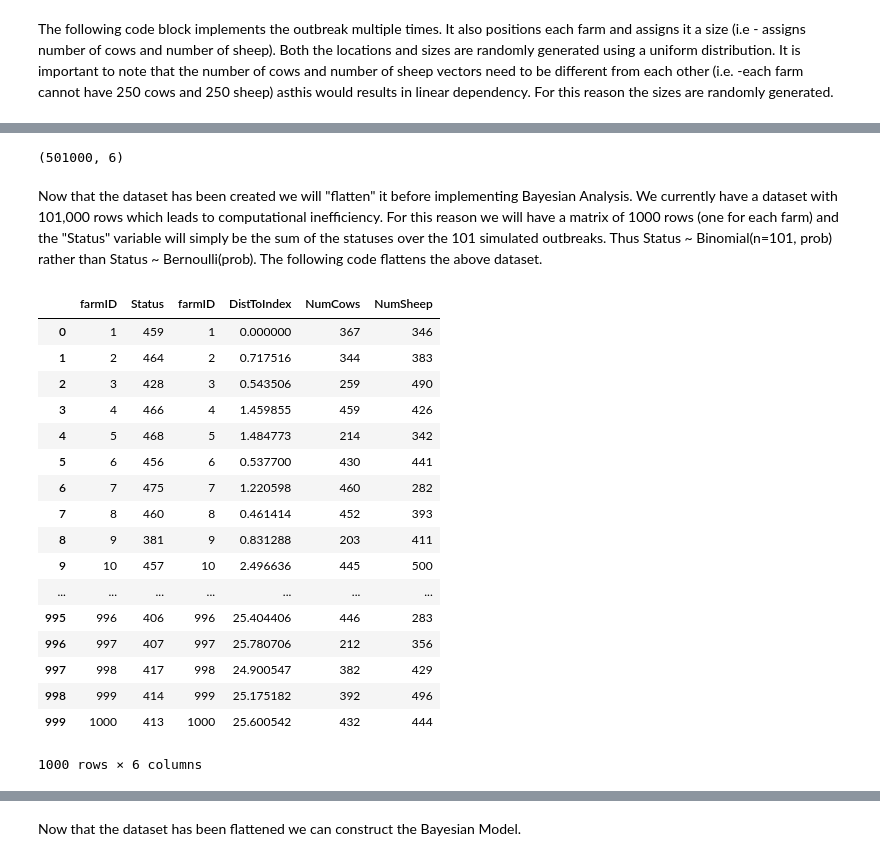
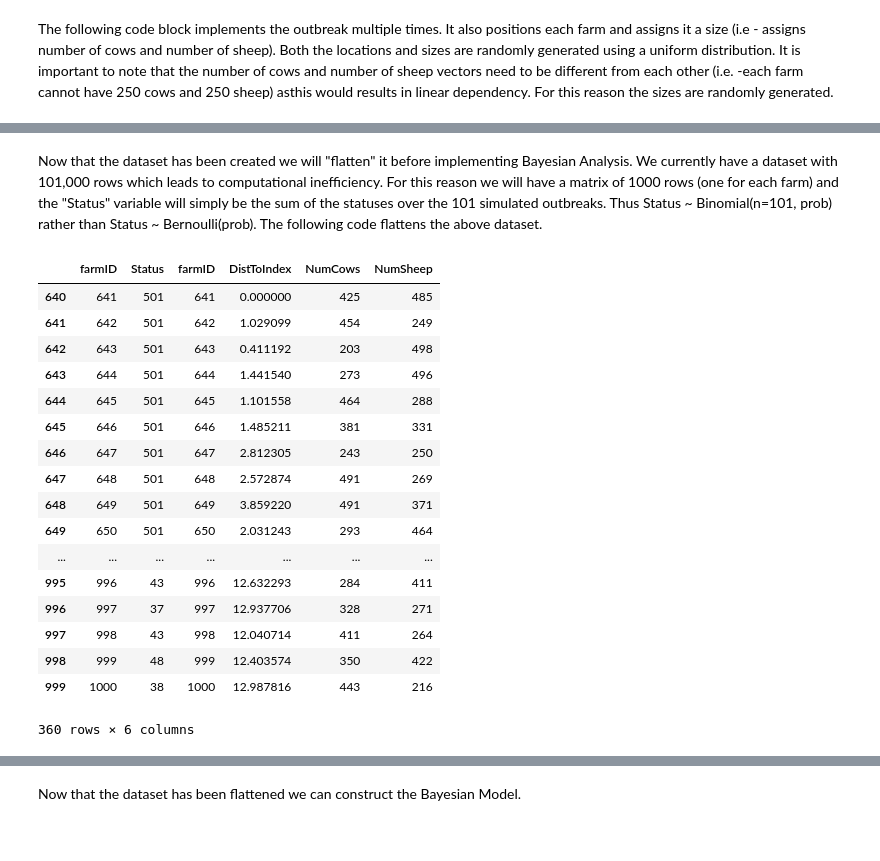
Before and after one commit to slakkur1/AMFMDIdeas, a Jupyter notebook: BayesianModelRandLocAndSize.ipynb, the cells around one changed output, grey strips where cells are left out. Cells and saved outputs as stored; diff of their text form; code cells hidden in the pictures.

```diff
--- a/BayesianModelRandLocAndSize.ipynb
+++ b/BayesianModelRandLocAndSize.ipynb
@@ -214,20 +214,10 @@ The following code block implements the outbreak multiple times. It also positio
 # %%
 import numpy as np
 from random import randint
-Size = 20
-N = 1000
-np.random.seed(53080)
-x = Size*np.random.rand(N)
-np.random.seed(23003)
-y = Size*np.random.rand(N)
-np.random.seed(10)
-Cows = np.array([randint(200,500) for p in range(N)])
-np.random.seed(11)
-Sheep = np.array([randint(200,500) for p in range(N)])
-Outbreak = Outbreaks(Size=Size,N=N,Y0=1,farms = np.arange(1,N+1),start=20,end=30,x=x,y=y,Cows=Cows,Sheep=Sheep)
+Outbreak = Outbreaks(Size=Size,N=N,Y0=1,farms = np.arange(1,N+1),end=20,x=x,y=y,Cows=Cows,Sheep=Sheep)
 Num_outbreaks = 500
 for i in range(Num_outbreaks):
-    new_Outbreak = np.r_[Outbreak,Outbreaks(Size=Size,N=N,Y0=1,farms = np.arange(1,N+1),start=20,end=30,x=x,y=y,Cows=Cows,Sheep=Sheep)]
+    new_Outbreak = np.r_[Outbreak,Outbreaks(Size=Size,N=N,Y0=1,farms = np.arange(1,N+1),end=20,x=x,y=y,Cows=Cows,Sheep=Sheep)]
     Outbreak = new_Outbreak
 run = np.ravel(list([i]*N for i in range(1,Num_outbreaks+2)))
 data = np.c_[run,Outbreak]
@@ -256,6 +226,4 @@ plt.show()
 import pandas as pd
 df = pd.DataFrame(data)
 df.columns = ['run','farmID','Status','DistToIndex','NumCows','NumSheep']
-df.shape
+long_random_everything = df
-# %% [output]
-(501000, 6)
@@ -264,33 +234,33 @@ Now that the dataset has been created we will "flatten" it before implementing B
 # %%
 #Group by farmID then add across farmIDs
 farm_Status = df[['Status']].groupby(df.farmID)
 sum_Status = farm_Status.agg(np.sum)
 #Get rid of hierarchical header for data merge
 sum_Status.columns = sum_Status.columns.get_level_values(0)
 sum_Status2 = pd.DataFrame(sum_Status).reset_index()
 #Add rest of data covariates
 subset = df[:1000][['farmID','DistToIndex','NumCows','NumSheep']]
 random_everything = pd.concat([sum_Status2, subset], axis=1, join_axes=[subset.index])
-random_everything
+random_everything[640:]
 # %% [output]
 |  | farmID | Status | farmID | DistToIndex | NumCows | NumSheep |
-| 0 | 1 | 459 | 1 | 0.000000 | 367 | 346 |
-| 1 | 2 | 464 | 2 | 0.717516 | 344 | 383 |
-| 2 | 3 | 428 | 3 | 0.543506 | 259 | 490 |
-| 3 | 4 | 466 | 4 | 1.459855 | 459 | 426 |
-| 4 | 5 | 468 | 5 | 1.484773 | 214 | 342 |
-| 5 | 6 | 456 | 6 | 0.537700 | 430 | 441 |
-| 6 | 7 | 475 | 7 | 1.220598 | 460 | 282 |
-| 7 | 8 | 460 | 8 | 0.461414 | 452 | 393 |
-| 8 | 9 | 381 | 9 | 0.831288 | 203 | 411 |
-| 9 | 10 | 457 | 10 | 2.496636 | 445 | 500 |
+| 640 | 641 | 501 | 641 | 0.000000 | 425 | 485 |
+| 641 | 642 | 501 | 642 | 1.029099 | 454 | 249 |
+| 642 | 643 | 501 | 643 | 0.411192 | 203 | 498 |
+| 643 | 644 | 501 | 644 | 1.441540 | 273 | 496 |
+| 644 | 645 | 501 | 645 | 1.101558 | 464 | 288 |
+| 645 | 646 | 501 | 646 | 1.485211 | 381 | 331 |
+| 646 | 647 | 501 | 647 | 2.812305 | 243 | 250 |
+| 647 | 648 | 501 | 648 | 2.572874 | 491 | 269 |
+| 648 | 649 | 501 | 649 | 3.859220 | 491 | 371 |
+| 649 | 650 | 501 | 650 | 2.031243 | 293 | 464 |
 | ... | ... | ... | ... | ... | ... | ... |
-| 995 | 996 | 406 | 996 | 25.404406 | 446 | 283 |
-| 996 | 997 | 407 | 997 | 25.780706 | 212 | 356 |
-| 997 | 998 | 417 | 998 | 24.900547 | 382 | 429 |
-| 998 | 999 | 414 | 999 | 25.175182 | 392 | 496 |
-| 999 | 1000 | 413 | 1000 | 25.600542 | 432 | 444 |
+| 995 | 996 | 43 | 996 | 12.632293 | 284 | 411 |
+| 996 | 997 | 37 | 997 | 12.937706 | 328 | 271 |
+| 997 | 998 | 43 | 998 | 12.040714 | 411 | 264 |
+| 998 | 999 | 48 | 999 | 12.403574 | 350 | 422 |
+| 999 | 1000 | 38 | 1000 | 12.987816 | 443 | 216 |
-1000 rows × 6 columns
+360 rows × 6 columns
 # %%
 #Save (or pickle) the dataset for future use
 random_everything.to_pickle('/Users/sandyalakkur/Documents/GradSchool/Research/AMFMDIdeas/random_everything.pkl')
```
Also changed, not shown: parts of 21 cells of this notebook.
